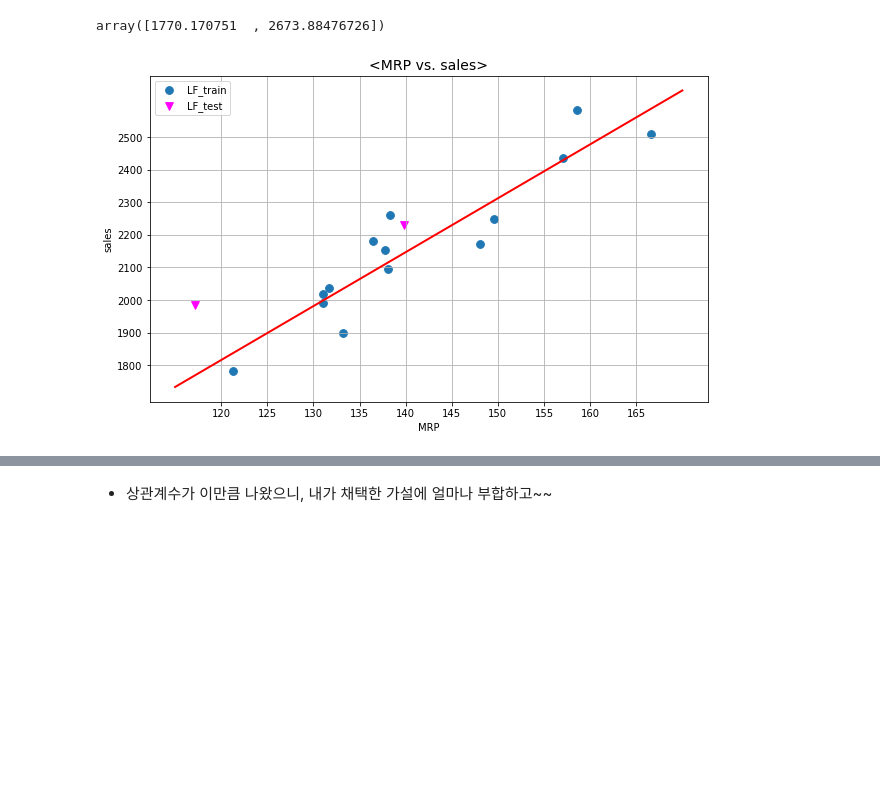
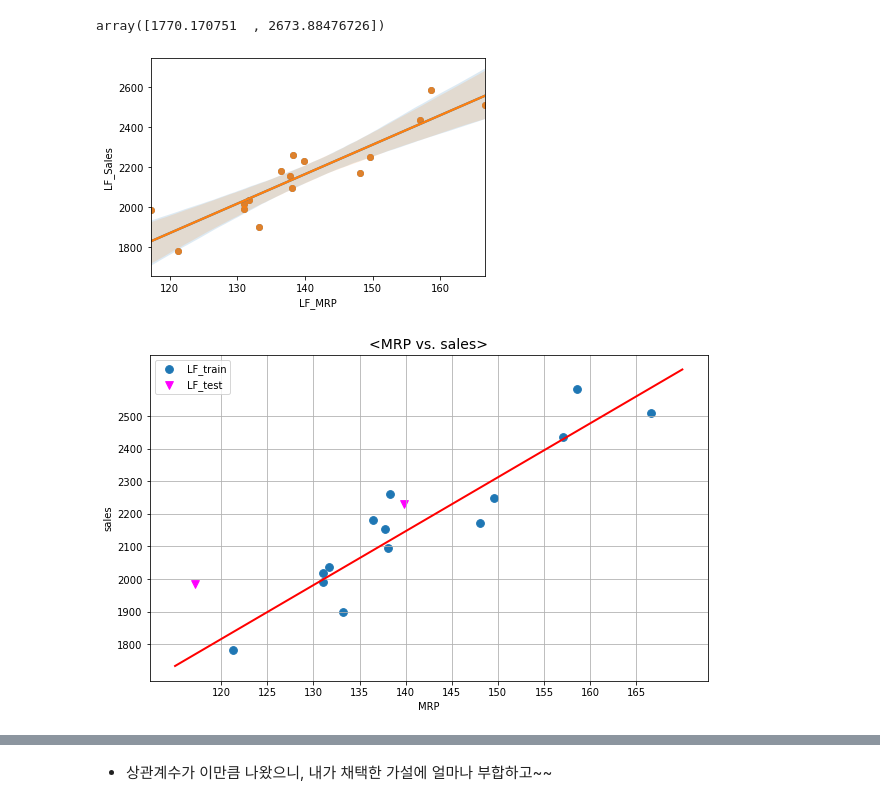
Before and after one commit to youngai1112/MachineLearning, a Jupyter notebook: 04.회귀/1231.빅마트_회귀분석.ipynb, the cells around one changed output, grey strips where cells are left out. Cells and saved outputs as stored; diff of their text form; code cells hidden in the pictures; blank space fills up the shorter version.

Commit message:
시각화 - regplot 추가

```diff
--- a/04.회귀/1231.빅마트_회귀분석.ipynb
+++ b/04.회귀/1231.빅마트_회귀분석.ipynb
@@ -307,19 +307,23 @@ ys2
 # %% [output]
 array([1770.170751  , 2673.88476726])
 # %%
-# Low Fat과 Regular 제품
+# Low Fat 산점도
+sns.regplot(x=df.LF_MRP, y=df.LF_Sales)
+
+sns.regplot(x=df.LF_MRP, y=df.LF_Sales)
 plt.figure(figsize=(10,6))
 plt.scatter(X_train, y_train, label='LF_train', s=60)
 plt.scatter(X_test, y_test, marker='v', label='LF_test', s=60, c='magenta')
 plt.plot(xs, ys, 'r-', lw=2)
 plt.grid()
 plt.xticks(np.arange(120, 170, 5))
 plt.yticks(np.arange(1800, 2600, 100))
 plt.xlabel('MRP')
 plt.ylabel('sales')
 plt.title('<MRP vs. sales>', fontsize=14)
 plt.legend()
 plt.show()
 # %% [output]
-[figure, old version]
+[figure, new version]
+[figure, added]
 # %%
```
Also changed, not shown: parts of 3 cells of this notebook.
